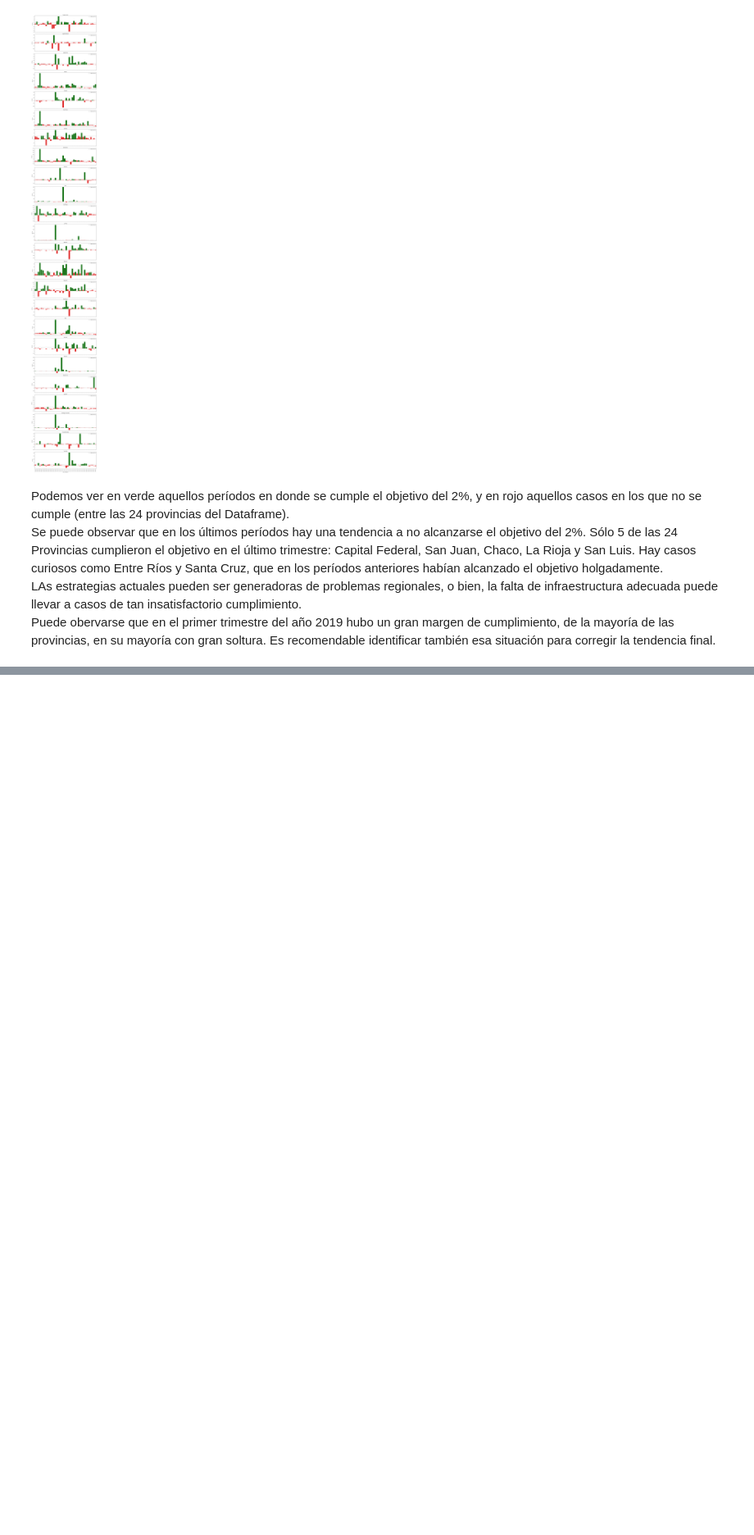
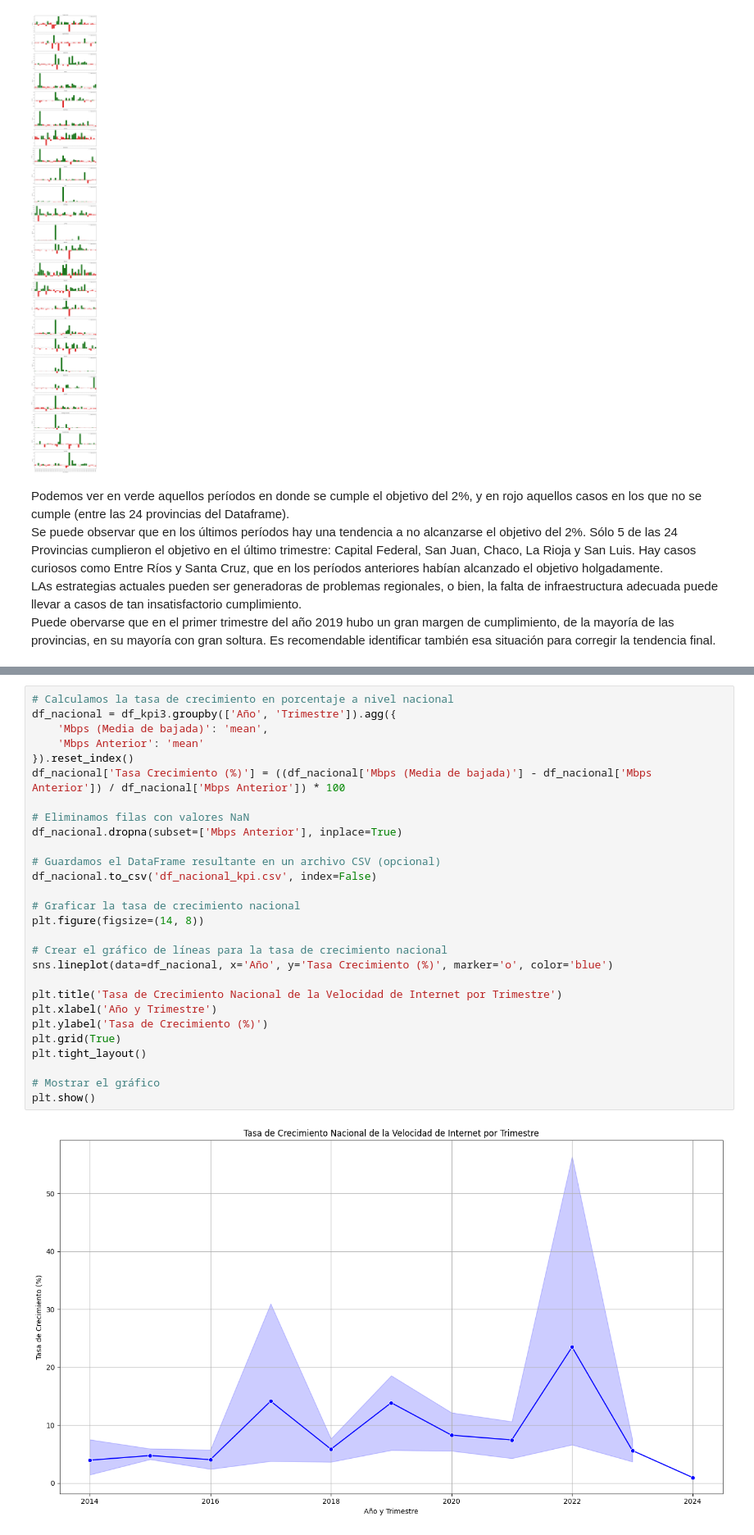
Before and after one commit to gastorellano/Proyecto_telecomunicaciones, a Jupyter notebook: Notebooks/KPIs.ipynb, the cells around one changed output, grey strips where cells are left out. Shown at 82% size. Cells and saved outputs as stored; diff of their text form; blank space fills up the shorter version.

```diff
--- a/Notebooks/KPIs.ipynb
+++ b/Notebooks/KPIs.ipynb
@@ -72,0 +271,30 @@ Puede obervarse que en el primer trimestre del año 2019 hubo un gran margen de
+# %%
+# Calculamos la tasa de crecimiento en porcentaje a nivel nacional
+df_nacional = df_kpi3.groupby(['Año', 'Trimestre']).agg({
+    'Mbps (Media de bajada)': 'mean',
+    'Mbps Anterior': 'mean'
+}).reset_index()
+df_nacional['Tasa Crecimiento (%)'] = ((df_nacional['Mbps (Media de bajada)'] - df_nacional['Mbps Anterior']) / df_nacional['Mbps Anterior']) * 100
+
+# Eliminamos filas con valores NaN
+df_nacional.dropna(subset=['Mbps Anterior'], inplace=True)
+
+# Guardamos el DataFrame resultante en un archivo CSV (opcional)
+df_nacional.to_csv('df_nacional_kpi.csv', index=False)
+
+# Graficar la tasa de crecimiento nacional
+plt.figure(figsize=(14, 8))
+
+# Crear el gráfico de líneas para la tasa de crecimiento nacional
+sns.lineplot(data=df_nacional, x='Año', y='Tasa Crecimiento (%)', marker='o', color='blue')
+
+plt.title('Tasa de Crecimiento Nacional de la Velocidad de Internet por Trimestre')
+plt.xlabel('Año y Trimestre')
+plt.ylabel('Tasa de Crecimiento (%)')
+plt.grid(True)
+plt.tight_layout()
+
+# Mostrar el gráfico
+plt.show()
+# %% [output]
+[figure, added]
```
Also changed, not shown: parts of 18 cells of this notebook, 3 other files.
